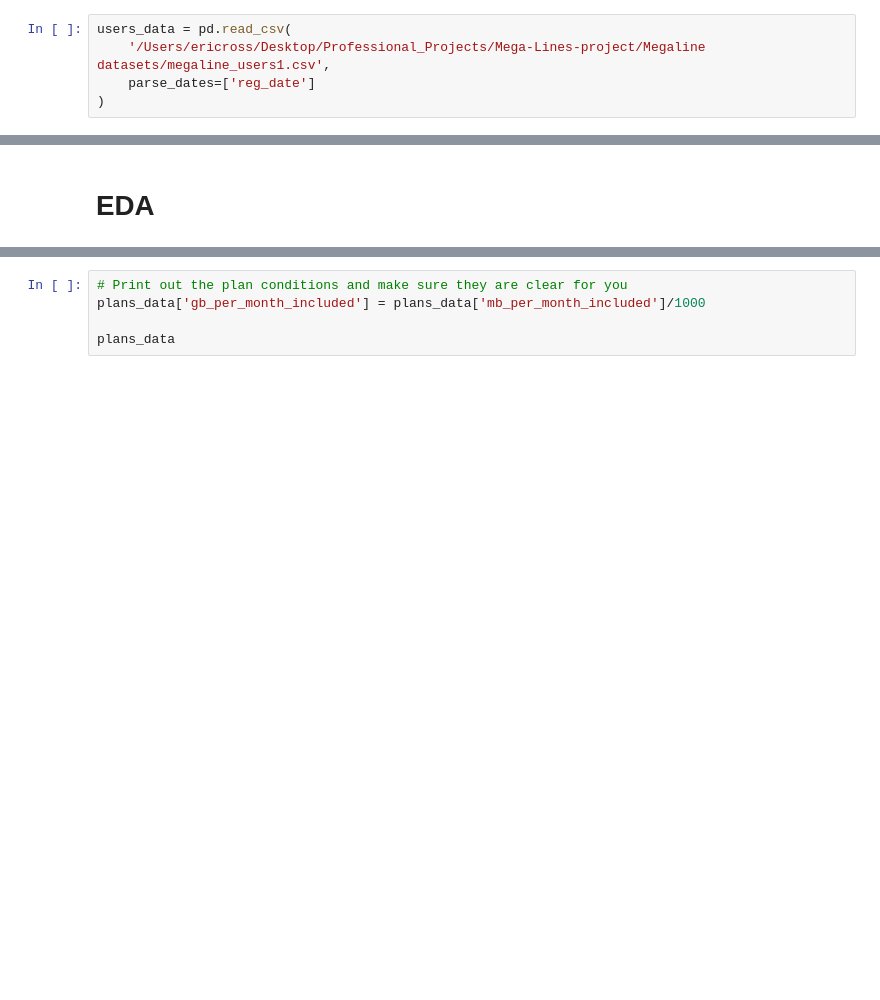
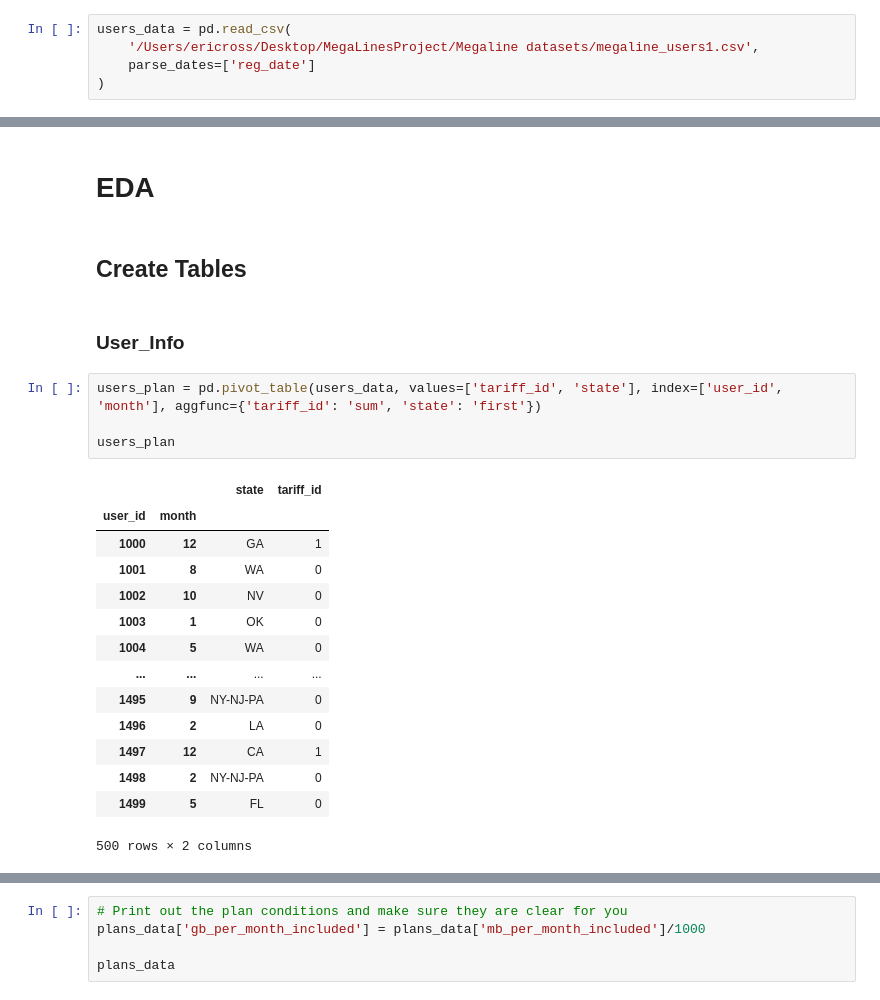
Before and after one commit to metanameEricRoss/MegaLines_Project, a Jupyter notebook: V1_MegaLines.ipynb, the cells around one changed output, grey strips where cells are left out. Saved outputs shown, nothing was run; the diff lists cells and outputs as text; blank space fills up the shorter version.

Commit message:
Rough Changes: Pivot & Headings

```diff
--- a/V1_MegaLines.ipynb
+++ b/V1_MegaLines.ipynb
@@ -77,7 +88,7 @@ plans_data = pd.read_csv(
 )
 # %%
 users_data = pd.read_csv(
-    '/Users/ericross/Desktop/Professional_Projects/Mega-Lines-project/Megaline datasets/megaline_users1.csv',
+    '/Users/ericross/Desktop/MegaLinesProject/Megaline datasets/megaline_users1.csv',
     parse_dates=['reg_date']
 )
 # %% [markdown]
@@ -378,2 +358,25 @@ internet_data.head()
 # %% [markdown]
 # EDA
+# %% [markdown]
+## Create Tables
+# %% [markdown]
+### User_Info
+# %%
+users_plan = pd.pivot_table(users_data, values=['tariff_id', 'state'], index=['user_id', 'month'], aggfunc={'tariff_id': 'sum', 'state': 'first'})
+
+users_plan
+# %% [output]
+|  |  | state | tariff_id |
+| user_id | month |  |  |
+| 1000 | 12 | GA | 1 |
+| 1001 | 8 | WA | 0 |
+| 1002 | 10 | NV | 0 |
+| 1003 | 1 | OK | 0 |
+| 1004 | 5 | WA | 0 |
+| ... | ... | ... | ... |
+| 1495 | 9 | NY-NJ-PA | 0 |
+| 1496 | 2 | LA | 0 |
+| 1497 | 12 | CA | 1 |
+| 1498 | 2 | NY-NJ-PA | 0 |
+| 1499 | 5 | FL | 0 |
+500 rows × 2 columns
```
Also changed, not shown: parts of 67 cells of this notebook, 3 other files.
